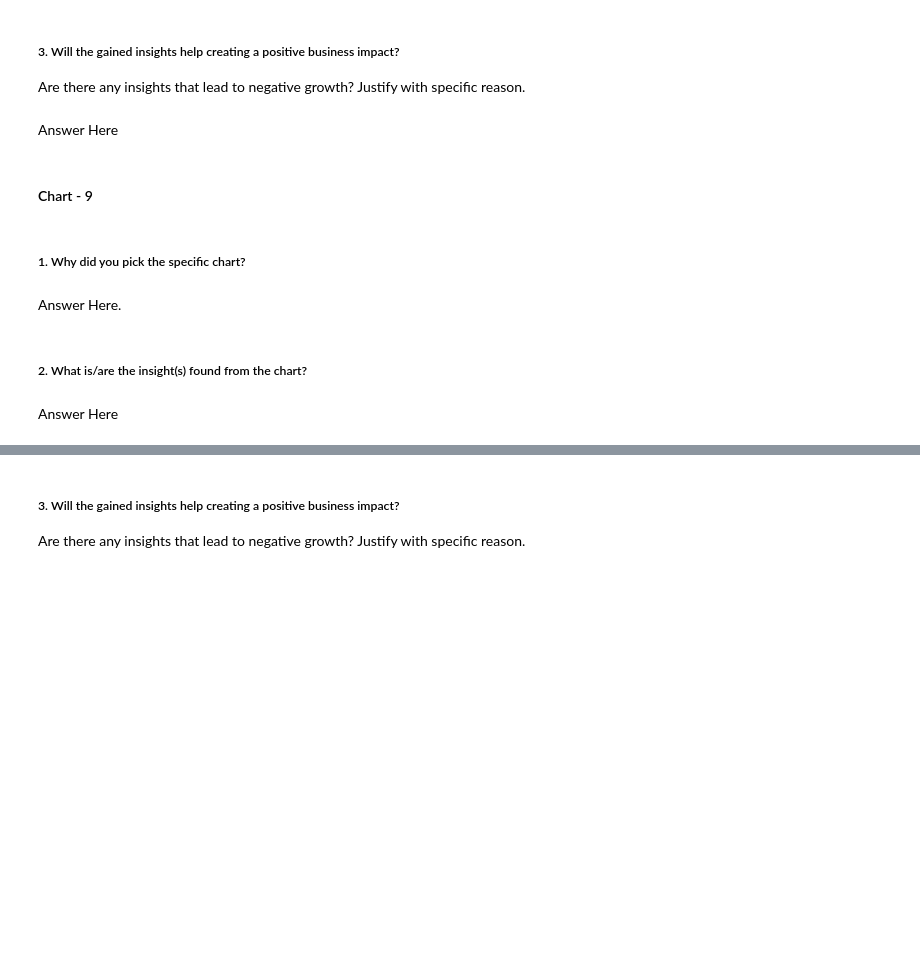
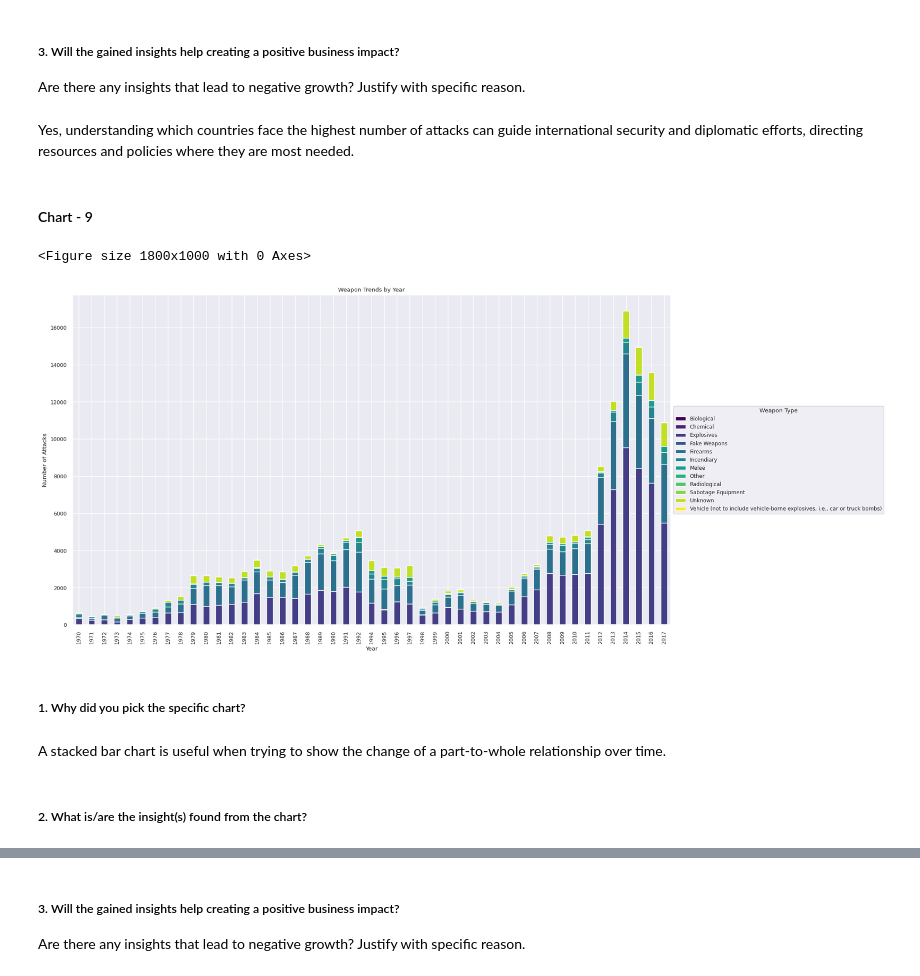
Before and after one commit to Shubham231-code/EDA-Global-Terrorism-Dataset, a Jupyter notebook: Global_Terrorism_Dataset_EDA_Submissio.ipynb, the cells around one changed output, grey strips where cells are left out. Drawn from its saved outputs; the diff is of its cells as text; code cells hidden in the pictures; blank space fills up the shorter version.

```diff
--- a/Global_Terrorism_Dataset_EDA_Submissio.ipynb
+++ b/Global_Terrorism_Dataset_EDA_Submissio.ipynb
@@ -550,7 +566,7 @@ Answer Here
 # %% [markdown]
 ##### 3. Will the gained insights help creating a positive business impact?
 Are there any insights that lead to negative growth? Justify with specific reason.
-# %% [markdown]
-Answer Here
+# %% [markdown]
+Yes, understanding which countries face the highest number of attacks can guide international security and diplomatic efforts, directing resources and policies where they are most needed.
 # %% [markdown]
 #### Chart - 9
@@ -559,8 +573,22 @@ Answer Here
+# %%
+# Chart - 9 visualization code
+plt.figure(figsize=(18,10))
+
+# Grouping the data by Year and Weapon_type, then unstacking the result for plotting
+data_grouped = data.groupby(['Year', 'Weapon_type']).size().unstack().fillna(0)
+data_grouped.plot(kind='bar', stacked=True, figsize=(18,10), colormap="viridis")
+
+plt.title('Weapon Trends by Year')
+plt.xlabel('Year')
+plt.ylabel('Number of Attacks')
+plt.legend(title='Weapon Type', loc='center left', bbox_to_anchor=(1.0, 0.5))
+plt.show()
+# %% [output]
+<Figure size 1800x1000 with 0 Axes>
+[figure, added]
 # %% [markdown]
 ##### 1. Why did you pick the specific chart?
-# %% [markdown]
-Answer Here.
+# %% [markdown]
+A stacked bar chart is useful when trying to show the change of a part-to-whole relationship over time.
 # %% [markdown]
 ##### 2. What is/are the insight(s) found from the chart?
-# %% [markdown]
-Answer Here
```
Also changed, not shown: parts of 28 cells of this notebook.
